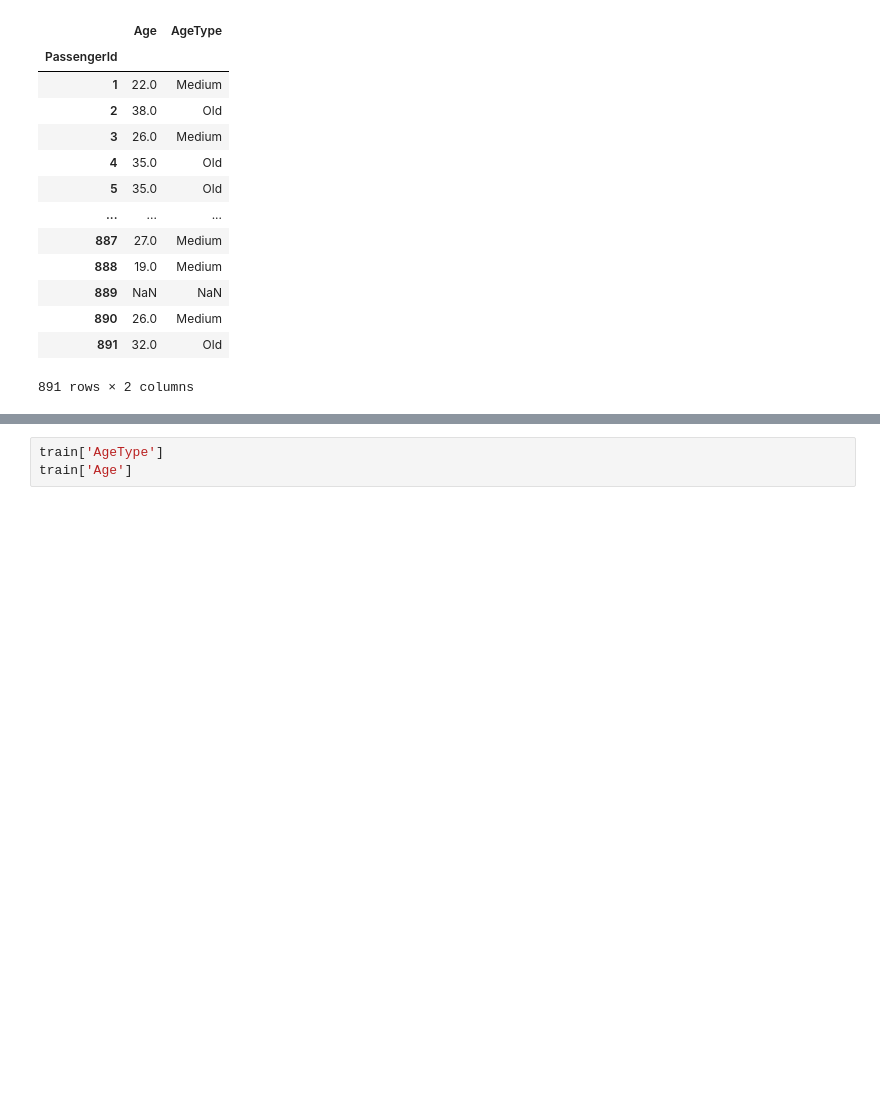
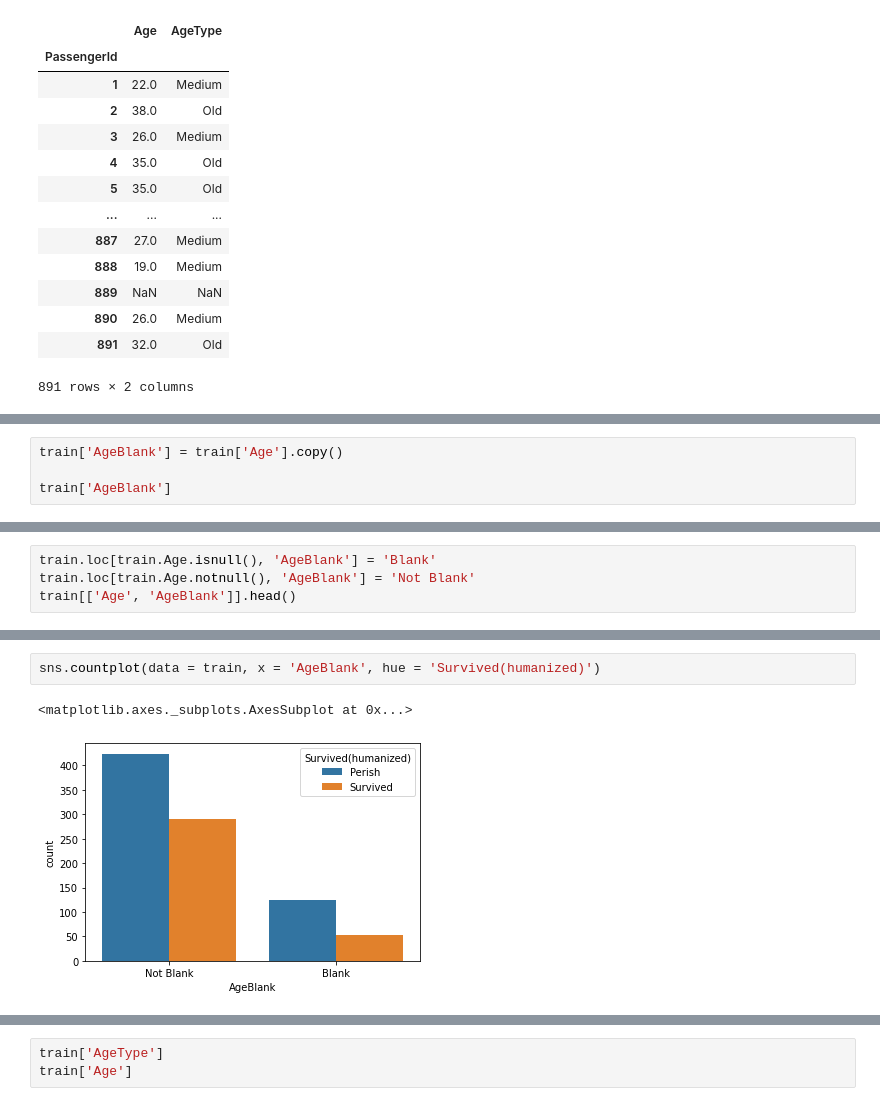
Before and after one commit to neoplane/Class101_DS_School, a Jupyter notebook: Chapter_3_Titanic_works.ipynb, the cells around one changed output, grey strips where cells are left out. Drawn from its saved outputs; the diff is of its cells as text; blank space fills up the shorter version.

```diff
--- a/Chapter_3_Titanic_works.ipynb
+++ b/Chapter_3_Titanic_works.ipynb
@@ -510,0 +592,4 @@ train[['Age', 'AgeType']]
+# %%
+train['AgeBlank'] = train['Age'].copy()
+
+train['AgeBlank']
@@ -510,0 +610,4 @@ train[['Age', 'AgeType']]
+# %%
+train.loc[train.Age.isnull(), 'AgeBlank'] = 'Blank'
+train.loc[train.Age.notnull(), 'AgeBlank'] = 'Not Blank'
+train[['Age', 'AgeBlank']].head()
@@ -510,0 +622,5 @@ train[['Age', 'AgeType']]
+# %%
+sns.countplot(data = train, x = 'AgeBlank', hue = 'Survived(humanized)')
+# %% [output]
+<matplotlib.axes._subplots.AxesSubplot at 0x...>
+[figure, added]
```
Also changed, not shown: parts of 18 cells of this notebook.
